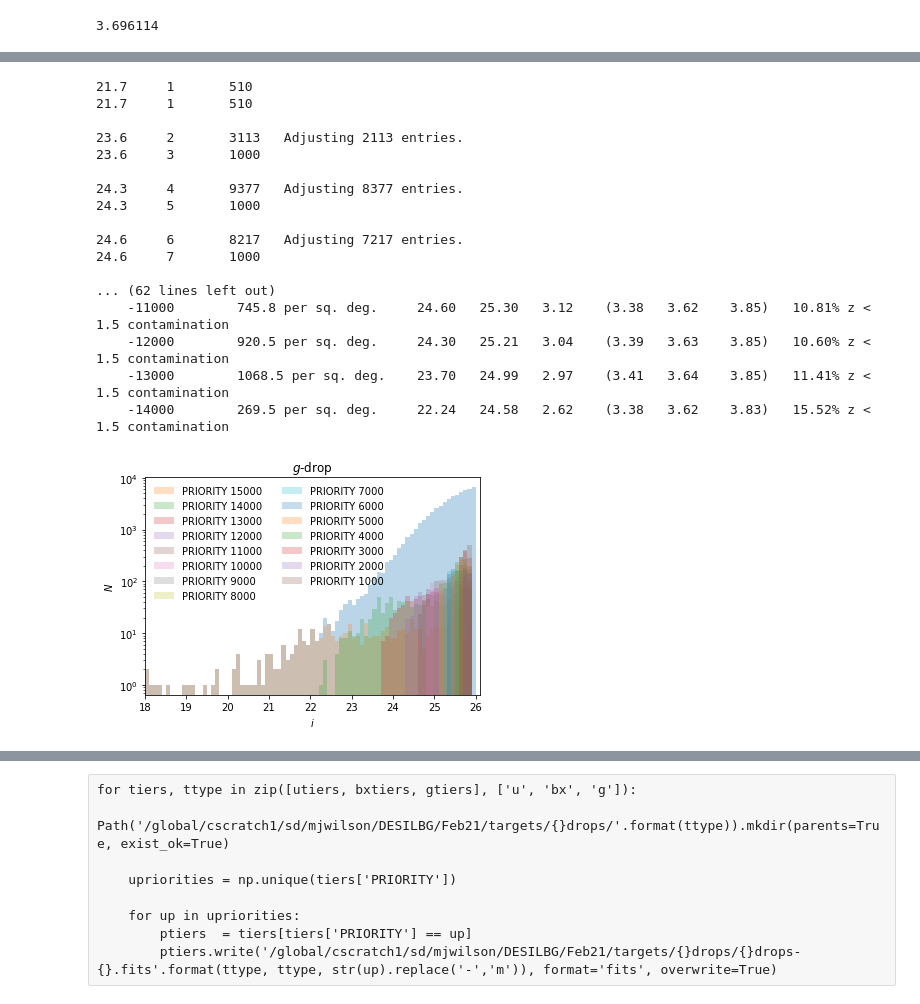
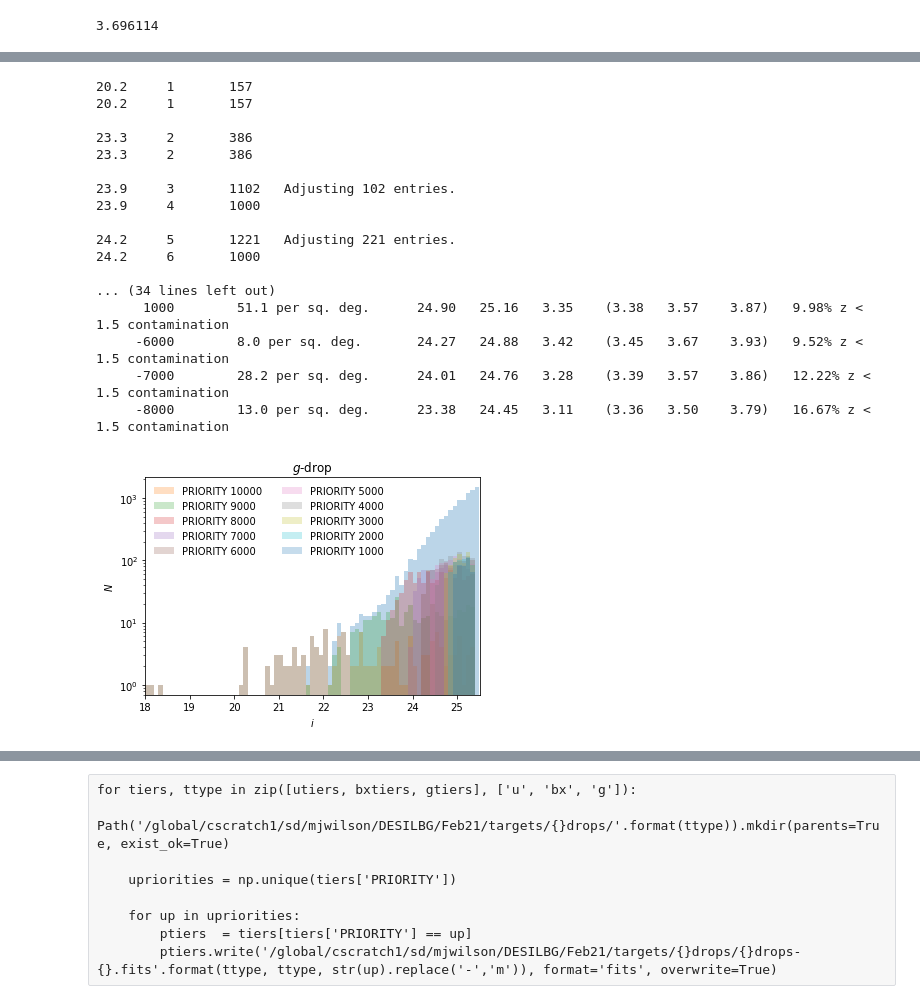
Before and after one commit to michaelJwilson/DESILBG, a Jupyter notebook: target/proposals/docs/desilbg-clauds-v9.ipynb, the cells around one changed output, grey strips where cells are left out. Saved outputs shown, nothing was run; the diff lists cells and outputs as text; code cells hidden in the pictures.

```diff
--- a/target/proposals/docs/desilbg-clauds-v9.ipynb
+++ b/target/proposals/docs/desilbg-clauds-v9.ipynb
@@ -493,5 +494,5 @@ def reduce(start_id, inputcat, band, ttype, area, maglim=26.1, levels=10, max_in
 
     return tiers
 # %%
-utiers = reduce(0, rlim_udrops, 'r', 'u', area['u'], reprioritise=False, maglim=26.01, levels=19, write=True)
+utiers = reduce(0, rlim_udrops, 'r', 'u', area['u'], reprioritise=False, maglim=24.51, levels=10, write=True)
 # %% [output]
@@ -604,3 +618,3 @@ start_id
 # %%
-bxtiers = reduce(start_id, bx_clauds, 'r', 'bx', area['u'], levels=16, priority_shift=3000, maglim=24.51, reprioritise=False, debug=False, write=True)
+bxtiers = reduce(start_id, bx_clauds, 'r', 'bx', area['u'], levels=10, priority_shift=0, maglim=24.51, reprioritise=False, debug=False, write=True)
 # %% [output]
@@ -649,7 +675,7 @@ Table length=6454
 # %%
 clauds_hsc, area = get_clauds(imaging_bit=0, field='COSMOS')
 # %%
-def gdrop(cat, imin=18., imax=26.):
+def gdrop(cat, imin=18., imax=25.5):
     # https://arxiv.org/pdf/0903.3951.pdf
     isin  = np.ones(len(cat), dtype=bool)
 
@@ -670,7 +696,7 @@ def gdrop(cat, imin=18., imax=26.):
     isin = isin & (cat['i'] > 0.0)
 
     # Exclude where we have u imaging
-    # isin = isin & (cat['FLAG_FIELD_BINARY'][:,1] == False)
+    isin = isin & (cat['FLAG_FIELD_BINARY'][:,1] == False)
 
     return  isin
 # %%
@@ -698,5 +724,5 @@ Table length=3696114
 # %%
-ilim_gdrops = clauds_hsc[gdrop(clauds_hsc, imax=26.)]
+ilim_gdrops = clauds_hsc[gdrop(clauds_hsc, imax=25.5)]
 # %%
 len(clauds_hsc) / 1.e6
 # %% [output]
@@ -747,24 +777,24 @@ start_id
 # %%
-gtiers = reduce(start_id, ilim_gdrops, 'i', 'g', area['g'], max_inpriority=1000, priority_shift=0, maglim=26.01, reprioritise=False, levels=15, debug=False, write=True)
+gtiers = reduce(start_id, ilim_gdrops, 'i', 'g', area['g'], max_inpriority=1000, priority_shift=0, maglim=25.51, reprioritise=False, levels=10, debug=False, write=True)
 # %% [output]
-21.7     1       510
-21.7     1       510
+20.2     1       157
+20.2     1       157
 
-23.6     2       3113   Adjusting 2113 entries.
-23.6     3       1000
+23.3     2       386
+23.3     2       386
 
-24.3     4       9377   Adjusting 8377 entries.
-24.3     5       1000
+23.9     3       1102   Adjusting 102 entries.
+23.9     4       1000
 
-24.6     6       8217   Adjusting 7217 entries.
-24.6     7       1000
+24.2     5       1221   Adjusting 221 entries.
+24.2     6       1000
 
-... (62 lines left out)
-    -11000        745.8 per sq. deg.     24.60   25.30   3.12    (3.38   3.62    3.85)   10.81% z < 1.5 contamination
-    -12000        920.5 per sq. deg.     24.30   25.21   3.04    (3.39   3.63    3.85)   10.60% z < 1.5 contamination
-    -13000        1068.5 per sq. deg.    23.70   24.99   2.97    (3.41   3.64    3.85)   11.41% z < 1.5 contamination
-    -14000        269.5 per sq. deg.     22.24   24.58   2.62    (3.38   3.62    3.83)   15.52% z < 1.5 contamination
+... (34 lines left out)
+      1000        51.1 per sq. deg.      24.90   25.16   3.35    (3.38   3.57    3.87)   9.98% z < 1.5 contamination
+     -6000        8.0 per sq. deg.       24.27   24.88   3.42    (3.45   3.67    3.93)   9.52% z < 1.5 contamination
+     -7000        28.2 per sq. deg.      24.01   24.76   3.28    (3.39   3.57    3.86)   12.22% z < 1.5 contamination
+     -8000        13.0 per sq. deg.      23.38   24.45   3.11    (3.36   3.50    3.79)   16.67% z < 1.5 contamination
-[figure, old version]
+[figure, new version]
 # %%
 len(gtiers[gtiers['PRIORITY'] >= 0])
 # %% [output]
```
Also changed, not shown: parts of 42 cells of this notebook, 7 other files.
